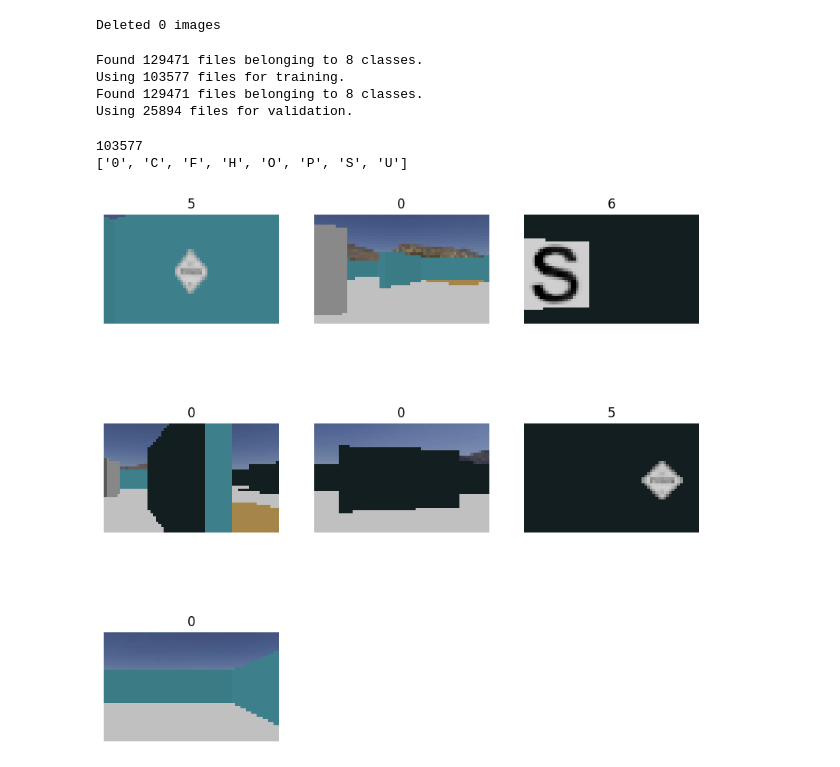
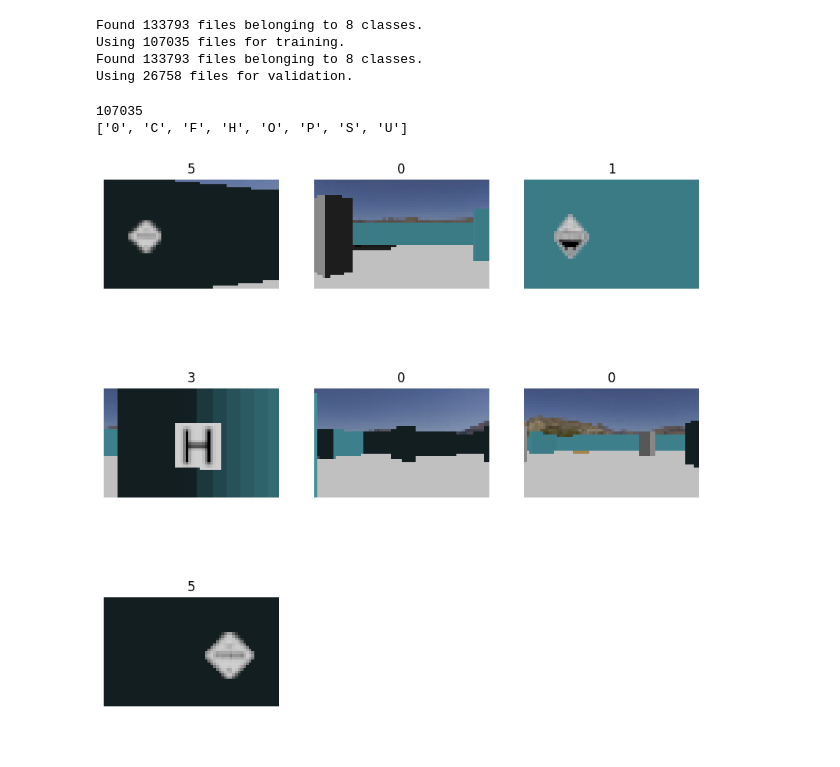
Before and after one commit to Quantumlyy/rcj-erebus-fixture-model, a Jupyter notebook: Main.ipynb, the cells around one changed output. Saved outputs shown, nothing was run; the diff lists cells and outputs as text; code cells hidden in the pictures.

Commit message:
add recognised images as "0"

```diff
--- a/Main.ipynb
+++ b/Main.ipynb
@@ -38,5 +40,5 @@ print("Deleted %d images" % num_skipped)
 # %%
-image_size = (64, 40)
+image_size = (40, 64)
 batch_size = 32
 
 train_ds = keras.utils.image_dataset_from_directory(
@@ -57,34 +59,33 @@ val_ds = keras.utils.image_dataset_from_directory(
     batch_size=batch_size,
 )
 # %% [output]
-Deleted 0 images
+Found 133793 files belonging to 8 classes.
+Using 107035 files for training.
+Found 133793 files belonging to 8 classes.
+Using 26758 files for validation.
 # %%
 class_names = train_ds.class_names
 print(len(np.concatenate([i for x, i in train_ds], axis=0)))
 print(class_names)
 # %% [output]
-Found 129471 files belonging to 8 classes.
-Using 103577 files for training.
-Found 129471 files belonging to 8 classes.
-Using 25894 files for validation.
+107035
+['0', 'C', 'F', 'H', 'O', 'P', 'S', 'U']
 # %%
 import matplotlib.pyplot as plt
 
 plt.figure(figsize=(10, 10))
 for images, labels in train_ds.take(1):
-    for i in range(7):
+    for i in range(9):
         ax = plt.subplot(3, 3, i + 1)
         plt.imshow(images[i].numpy().astype("uint8"))
         plt.title(int(labels[i]))
         plt.axis("off")
 # %% [output]
-103577
-['0', 'C', 'F', 'H', 'O', 'P', 'S', 'U']
+[figure, added]
 # %%
 input_shape=image_size + (3,)
 num_classes=len(folders)
+epochs = 30
-# %% [output]
-[figure, removed]
 # %%
 def model_builder(hp):
     hp_last_units = hp.Int('units', min_value=32, max_value=768, step=32)
```
Also changed, not shown: parts of 10 cells of this notebook, 4 other files.
